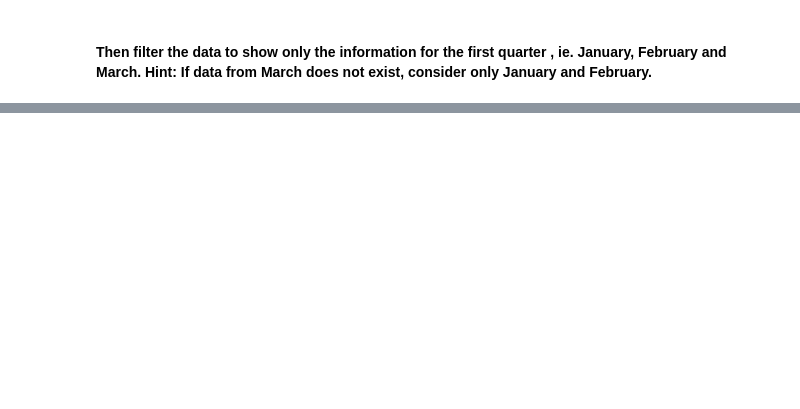
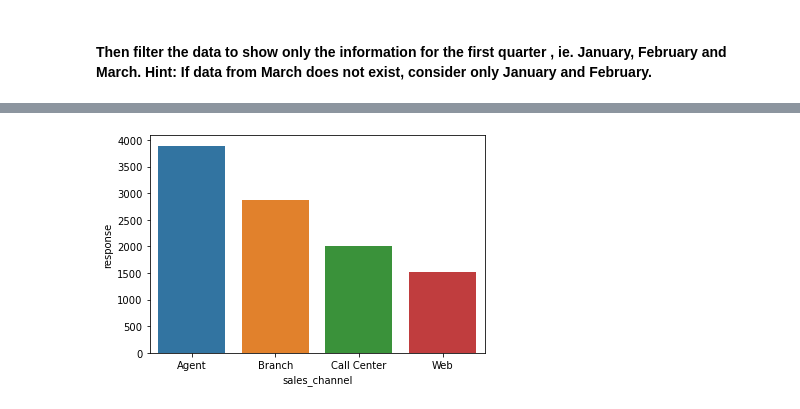
Before and after one commit to dbsquare/lab-customer-analysis-round-2, a Jupyter notebook: Dar_B_Customer_Analysis_Round_2.ipynb, the cells around one changed output, grey strips where cells are left out. Cells and saved outputs as stored; diff of their text form; code cells hidden in the pictures; blank space fills up the shorter version.

```diff
--- a/Dar_B_Customer_Analysis_Round_2.ipynb
+++ b/Dar_B_Customer_Analysis_Round_2.ipynb
@@ -217,0 +281,3 @@ first_q
+# %%
+c_r = df.groupby(["sales_channel"]).count().reset_index()
+c_r
@@ -217,0 +290,5 @@ first_q
+# %%
+sns.barplot (x="sales_channel", y="response", data = c_r)
+plt.show()
+# %% [output]
+[figure, added]
```
Also changed, not shown: parts of 24 cells of this notebook.
